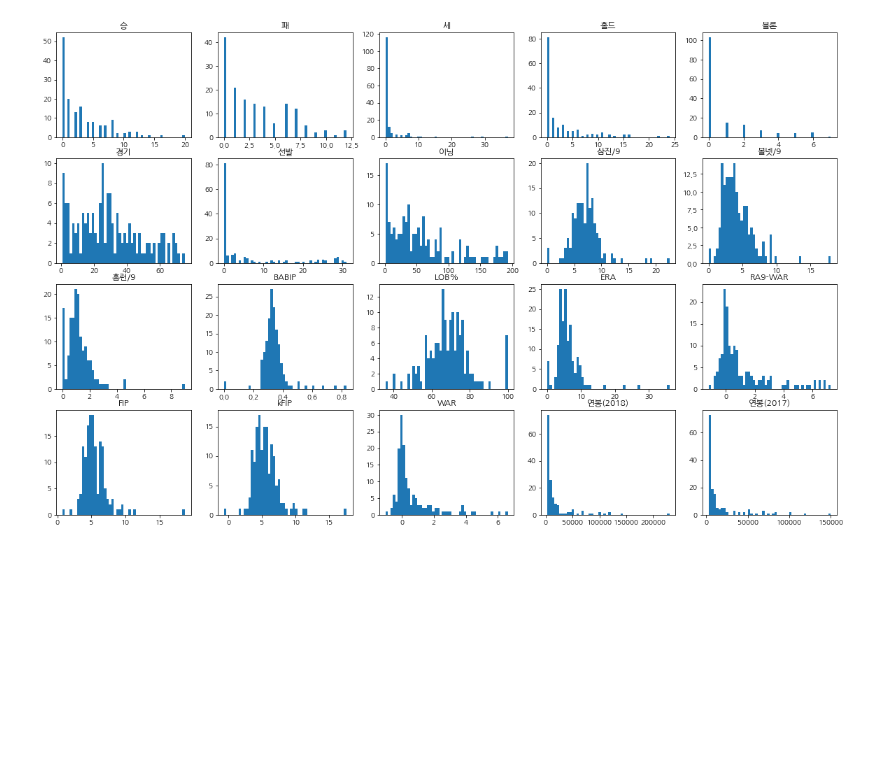
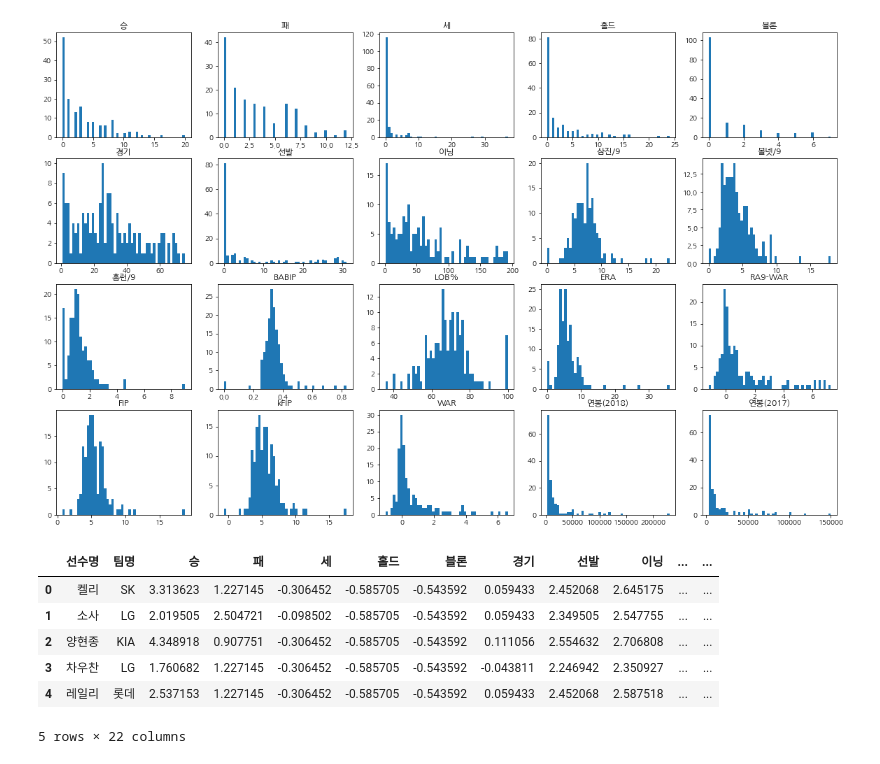
Before and after one commit to junhuyk96/DataAnalysis, a Jupyter notebook: 프로야구선수의다음해연봉예측하기.ipynb, the cells around one changed output. Saved outputs shown, nothing was run; the diff lists cells and outputs as text; code cells hidden in the pictures; blank space fills up the shorter version.

```diff
--- a/프로야구선수의다음해연봉예측하기.ipynb
+++ b/프로야구선수의다음해연봉예측하기.ipynb
@@ -96,0 +78,29 @@ plot_hist_each_column(picher_features_df)
+# %%
+# 판다스 형태로 정의된 데이터를 출력할 때 scientific-notation이 아닌 float
+# 모양으로 출력되게 해준다.
+pd .options.mode.chained_assignment = None
+
+# 피처 각각에 대한 스케일링을 수행하는 함수를 정의한다.
+def standard_scaling(df, scale_columns):
+    for col in scale_columns:
+        series_mean = df[col].mean()
+        series_std = df[col].std()
+        df[col] = df[col].apply(lambda x: (x-series_mean)/series_std)
+    return df
+
+# 피처 각각에 대한 스케일링을 수행한다.
+scale_columns = ['승', '패', '세', '홀드', '블론', '경기', '선발'
+                            , '이닝', '삼진/9', '볼넷/9', '홈런/9','BABIP',
+                             'LOB%', 'ERA', 'RA9-WAR','FIP', 'kFIP', 'WAR',
+                            '연봉(2017)']
+picher_df = standard_scaling(picher, scale_columns)
+picher_df = picher_df.rename(columns={'연봉(2018)': 'y'})
+picher_df.head()
+# %% [output]
+|  | 선수명 | 팀명 | 승 | 패 | 세 | 홀드 | 블론 | 경기 | 선발 | 이닝 | ... | ... |
+| 0 | 켈리 | SK | 3.313623 | 1.227145 | -0.306452 | -0.585705 | -0.543592 | 0.059433 | 2.452068 | 2.645175 | ... | ... |
+| 1 | 소사 | LG | 2.019505 | 2.504721 | -0.098502 | -0.585705 | -0.543592 | 0.059433 | 2.349505 | 2.547755 | ... | ... |
+| 2 | 양현종 | KIA | 4.348918 | 0.907751 | -0.306452 | -0.585705 | -0.543592 | 0.111056 | 2.554632 | 2.706808 | ... | ... |
+| 3 | 차우찬 | LG | 1.760682 | 1.227145 | -0.306452 | -0.585705 | -0.543592 | -0.043811 | 2.246942 | 2.350927 | ... | ... |
+| 4 | 레일리 | 롯데 | 2.537153 | 1.227145 | -0.306452 | -0.585705 | -0.543592 | 0.059433 | 2.452068 | 2.587518 | ... | ... |
+5 rows × 22 columns
```
Also changed, not shown: parts of 13 cells of this notebook.
